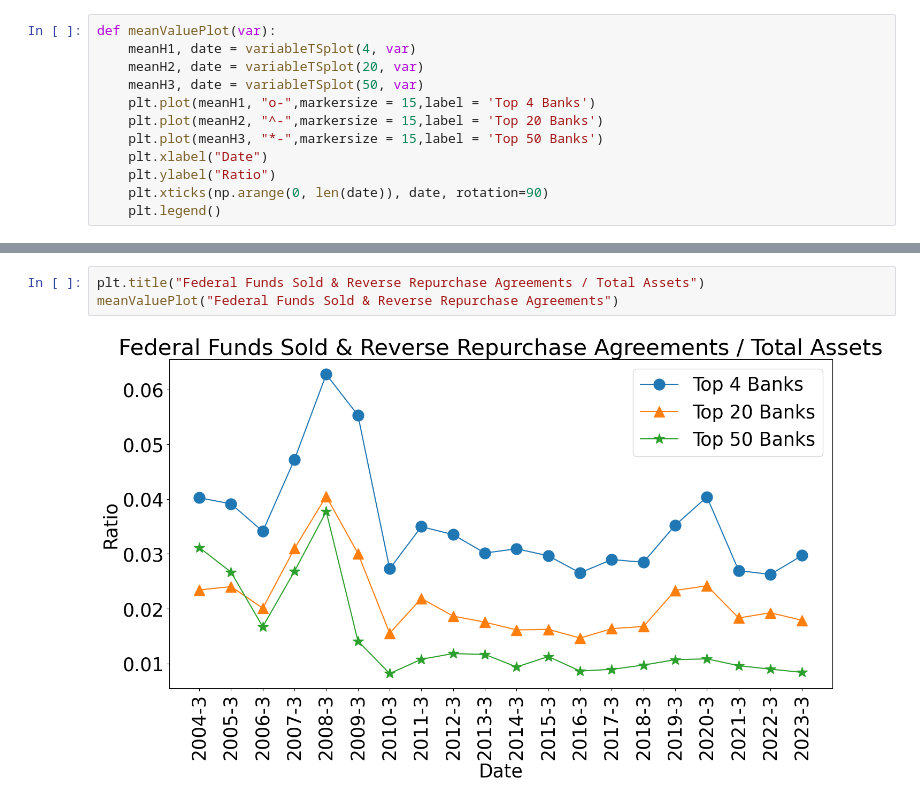
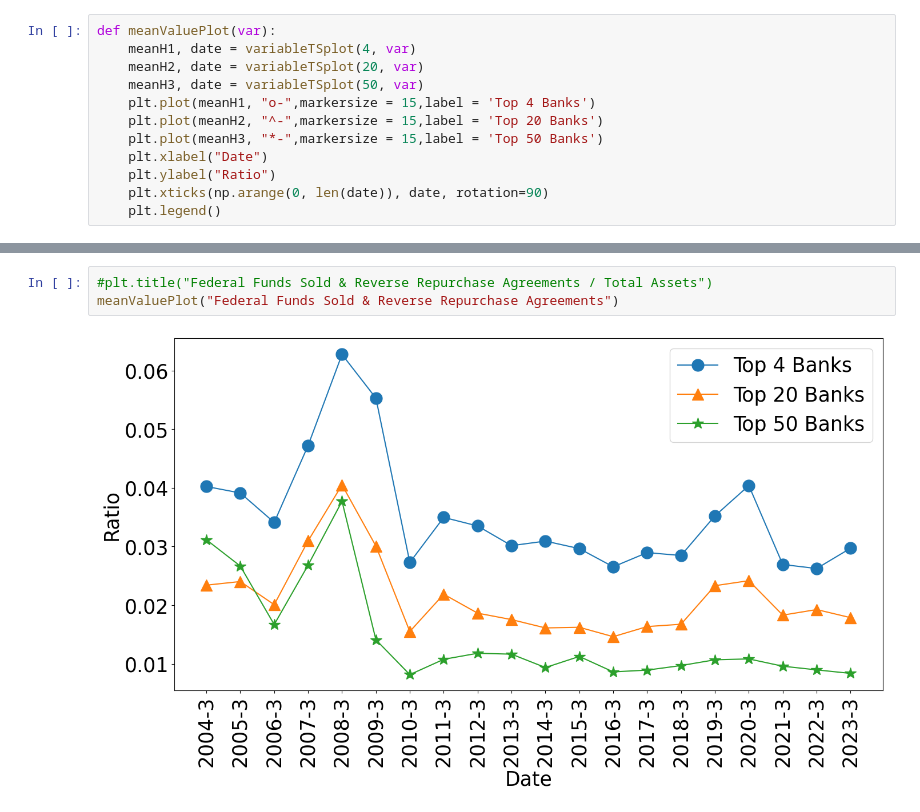
Before and after one commit to dongxulee/banksDataDiscovery, a Jupyter notebook: bankSimilarity.ipynb, the cells around one changed output, grey strips where cells are left out. Cells and saved outputs as stored; diff of their text form.

```diff
--- a/bankSimilarity.ipynb
+++ b/bankSimilarity.ipynb
@@ -77,5 +79,5 @@ meanValuePlot("Cash and Balances due from Depository Institutions")
 # %%
-plt.title("Federal Funds Sold & Reverse Repurchase Agreements / Total Assets")
+#plt.title("Federal Funds Sold & Reverse Repurchase Agreements / Total Assets")
 meanValuePlot("Federal Funds Sold & Reverse Repurchase Agreements")
 # %% [output]
-[figure, old version]
+[figure, new version]
```
Also changed, not shown: parts of 6 cells of this notebook, 3 other files.
